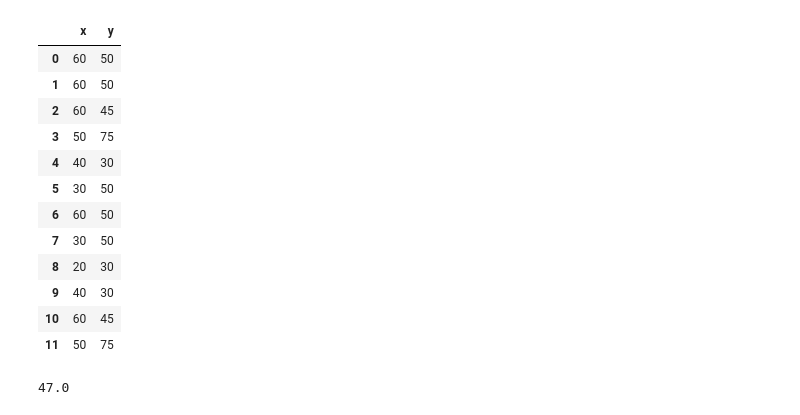
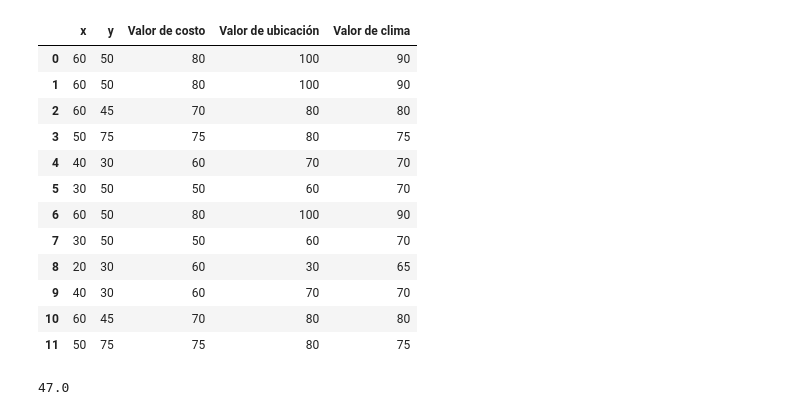
Before and after one commit to JosePabloGFnl/CEMEX-Hacks-2022, a Jupyter notebook: Logistica.ipynb, the cells around one changed output. Drawn from its saved outputs; the diff is of its cells as text; code cells hidden in the pictures.

Commit message:
Cambio de algoritmo con sorteo y valores adicionales

```diff
--- a/Logistica.ipynb
+++ b/Logistica.ipynb
@@ -9,24 +9,25 @@ import math
 %matplotlib notebook
 
 #csv para las coordenadas de los centros de distribución
-coord = pd.read_csv('coord.csv')
+coord = pd.read_csv('coord.csv', index_col=0, encoding='latin-1')
 # %%
 #para mostrar el dataframe
+coord = coord.reset_index()
 coord
 # %% [output]
-|  | x | y |
-| 0 | 60 | 50 |
-| 1 | 60 | 50 |
-| 2 | 60 | 45 |
-| 3 | 50 | 75 |
-| 4 | 40 | 30 |
-| 5 | 30 | 50 |
-| 6 | 60 | 50 |
-| 7 | 30 | 50 |
-| 8 | 20 | 30 |
-| 9 | 40 | 30 |
-| 10 | 60 | 45 |
-| 11 | 50 | 75 |
+|  | x | y | Valor de costo | Valor de ubicación | Valor de clima |
+| 0 | 60 | 50 | 80 | 100 | 90 |
+| 1 | 60 | 50 | 80 | 100 | 90 |
+| 2 | 60 | 45 | 70 | 80 | 80 |
+| 3 | 50 | 75 | 75 | 80 | 75 |
+| 4 | 40 | 30 | 60 | 70 | 70 |
+| 5 | 30 | 50 | 50 | 60 | 70 |
+| 6 | 60 | 50 | 80 | 100 | 90 |
+| 7 | 30 | 50 | 50 | 60 | 70 |
+| 8 | 20 | 30 | 60 | 30 | 65 |
+| 9 | 40 | 30 | 60 | 70 | 70 |
+| 10 | 60 | 45 | 70 | 80 | 80 |
+| 11 | 50 | 75 | 75 | 80 | 75 |
 # %%
 #promedio de x & y para tener un punto inicial
 initx = round(coord["x"].mean())
```
Also changed, not shown: parts of 6 cells of this notebook.
